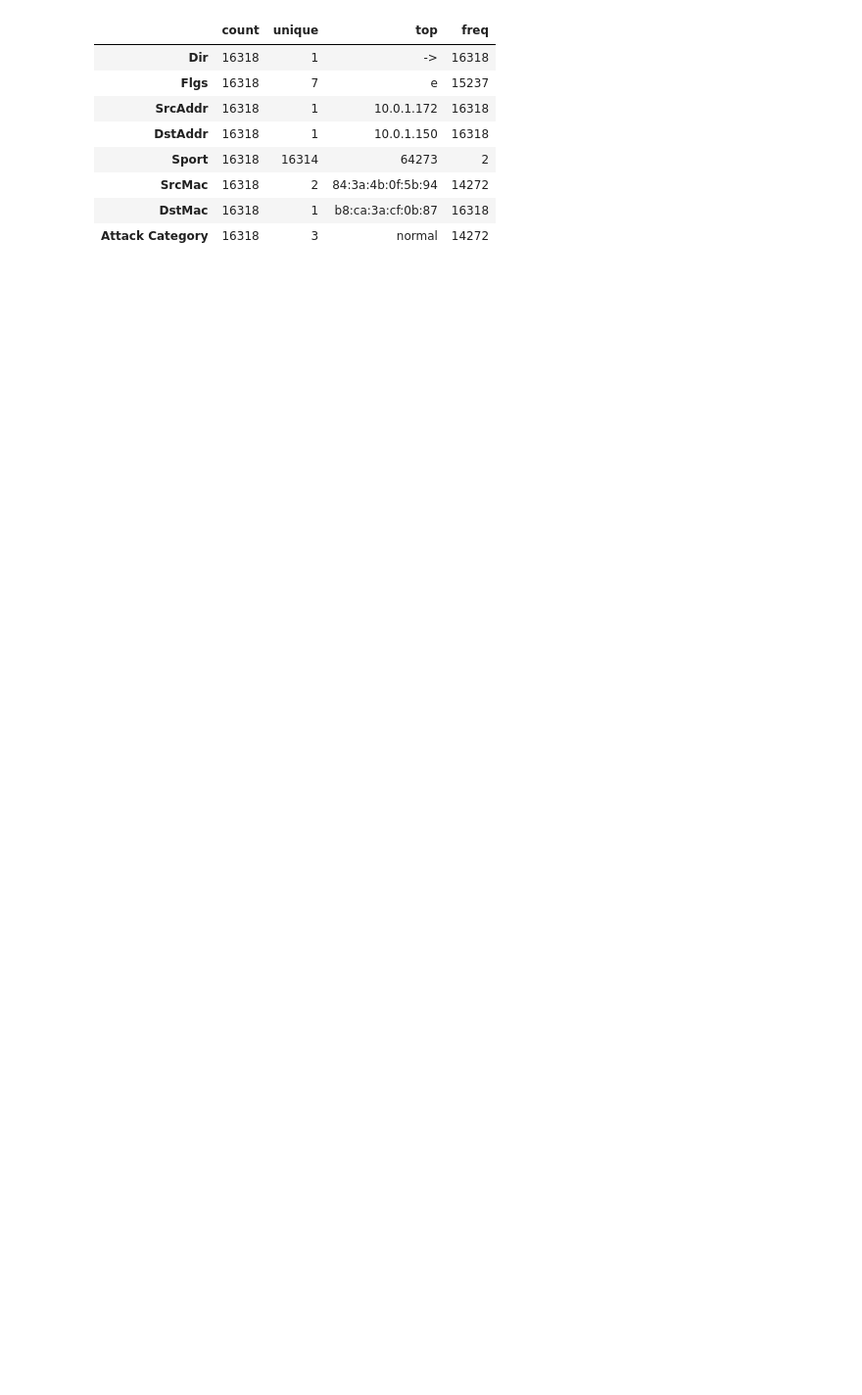
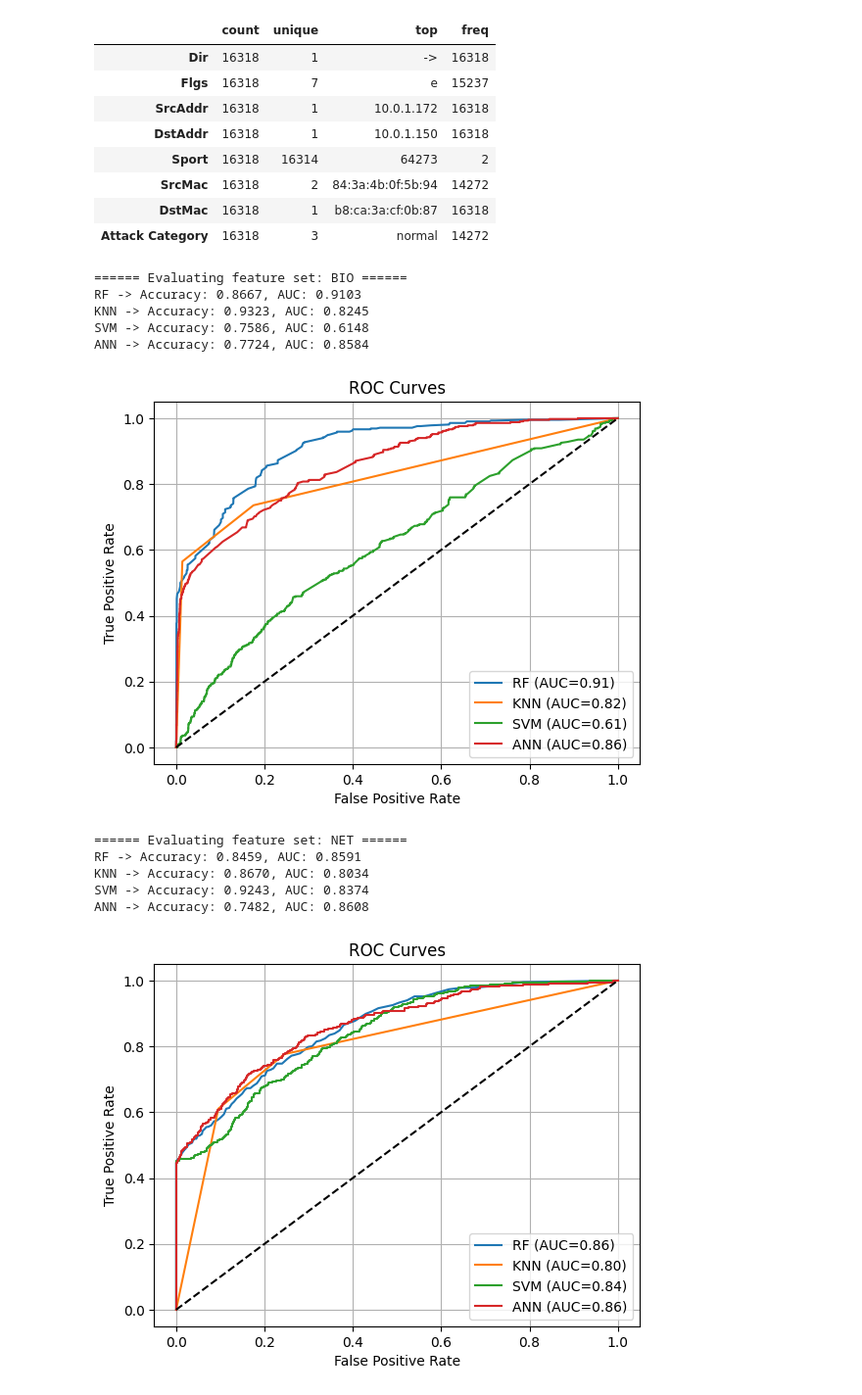
Before and after one commit to ezschneider/healthgan, a Jupyter notebook: notebooks/wustl.ipynb, the cells around one changed output. Shown at 98% size. Drawn from its saved outputs; the diff is of its cells as text; code cells hidden in the pictures; blank space fills up the shorter version.

```diff
--- a/notebooks/wustl.ipynb
+++ b/notebooks/wustl.ipynb
@@ -165,14 +166,27 @@ df = load_and_clean_data("../data/wustl/wustl-ehms-2020_with_attacks_categories.
 feature_sets = define_feature_sets(df)
 # %%
 # Test each feature set
-#for feature_type in ['bio', 'net', 'combined']:
-#    print(f"\n====== Evaluating feature set: {feature_type.upper()} ======")
+for feature_type in ['bio', 'net', 'combined']:
+    print(f"\n====== Evaluating feature set: {feature_type.upper()} ======")
 
     # Preprocessing and splitting
-#    X_train, X_test, y_train, y_test = preprocess_and_split(df, feature_sets[feature_type])
+    X_train, X_test, y_train, y_test = preprocess_and_split(df, feature_sets[feature_type])
 
     # Train models
-#    models = train_models(X_train, y_train)
+    models = train_models(X_train, y_train)
 
     # Evaluate models
-#    evaluate_models(models, X_test, y_test)
+    evaluate_models(models, X_test, y_test)
+# %% [output]
+====== Evaluating feature set: BIO ======
+RF -> Accuracy: 0.8667, AUC: 0.9103
+KNN -> Accuracy: 0.9323, AUC: 0.8245
+SVM -> Accuracy: 0.7586, AUC: 0.6148
+ANN -> Accuracy: 0.7724, AUC: 0.8584
+[figure, added]
+====== Evaluating feature set: NET ======
+RF -> Accuracy: 0.8459, AUC: 0.8591
+KNN -> Accuracy: 0.8670, AUC: 0.8034
+SVM -> Accuracy: 0.9243, AUC: 0.8374
+ANN -> Accuracy: 0.7482, AUC: 0.8608
+[figure, added]
```
Also changed, not shown: parts of 6 cells of this notebook, 4 other files.
